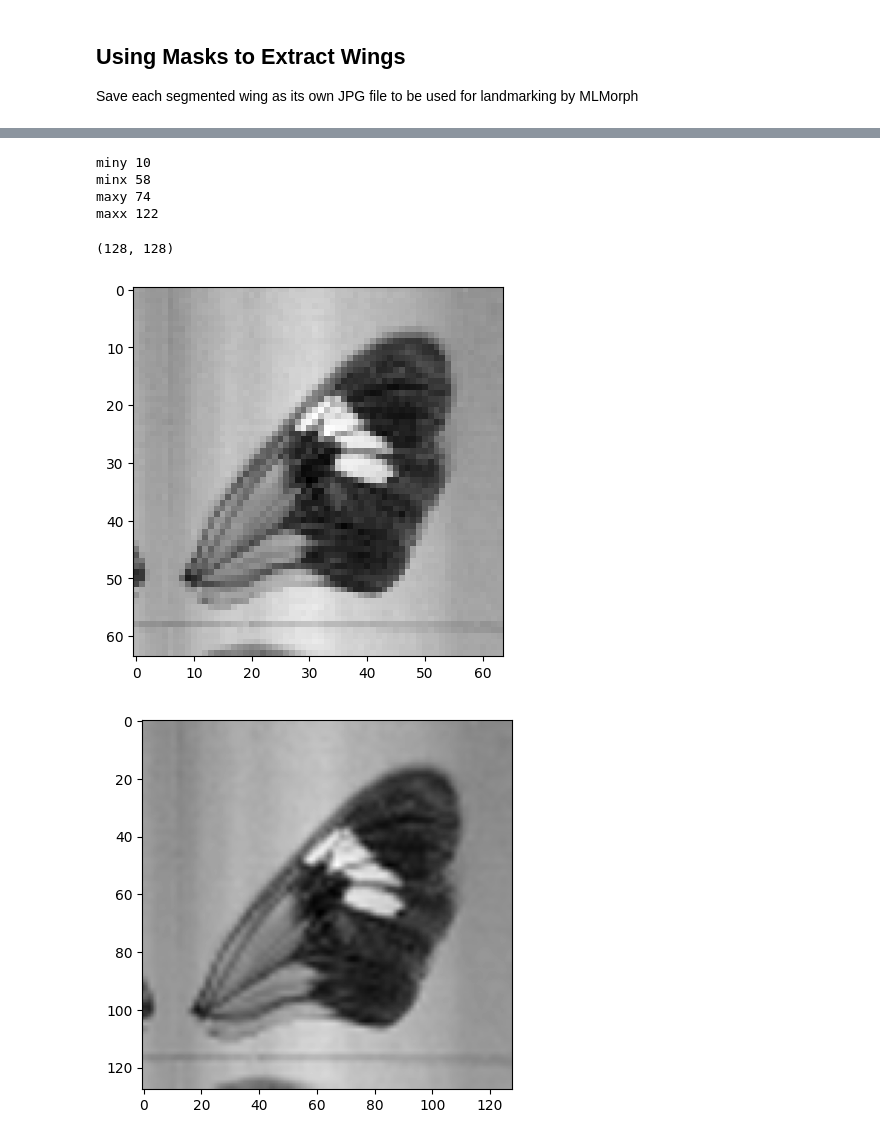
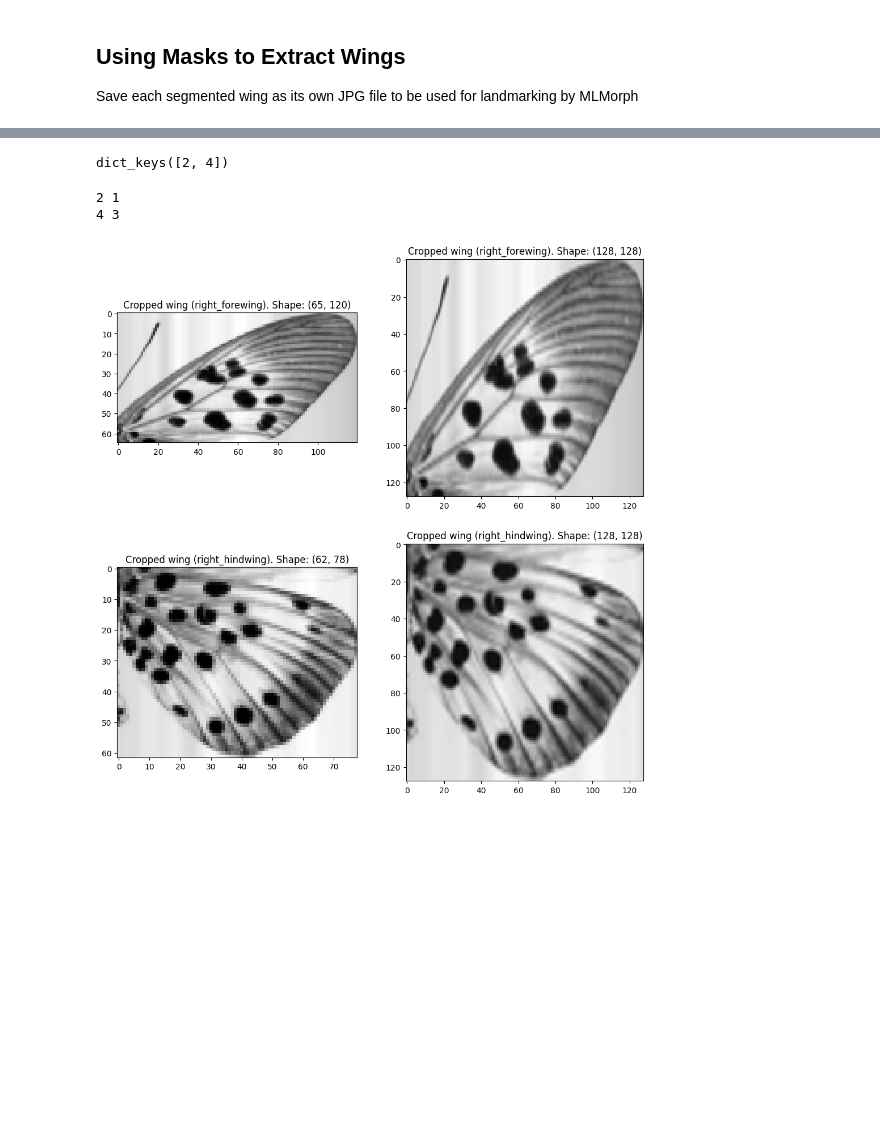
Before and after one commit to trenchproject/wing-segmentation, a Jupyter notebook: multiclass_unet_wing_segmentation.ipynb, the cells around one changed output, grey strips where cells are left out. Cells and saved outputs as stored; diff of their text form; code cells hidden in the pictures; blank space fills up the shorter version.

```diff
--- a/multiclass_unet_wing_segmentation.ipynb
+++ b/multiclass_unet_wing_segmentation.ipynb
@@ -356,33 +393,0 @@ plt.show()
-# %%
-y_coords = []
-x_coords = []
-for y in range(0, mask.shape[0]):
-  for x in range(0, mask.shape[1]):
-    if mask[y,x]==1:
-      x_coords.append(x)
-      y_coords.append(y)
-
-x_coords.sort()
-y_coords.sort()
-
-#get boundaries with some extra room
-miny = y_coords[0] - 10
-maxy = y_coords[-1] + 10
-minx = x_coords[0] - 10
-maxx= x_coords[-1] + 10
-
-
-print("miny", miny)
-print("minx", minx)
-
-print("maxy", maxy)
-print("maxx", maxx)
-# %% [output]
-miny 10
-minx 58
-maxy 74
-maxx 122
-# %%
-img.shape
-# %% [output]
-(128, 128)
@@ -392,8 +394,25 @@ cropped_result_resized = cv2.resize(cropped_result, (128,128), interpolation=cv2
-# %%
-plt.imshow(cropped_result, cmap='gray');
-# %% [output]
-[figure, removed]
-# %%
-plt.imshow(cropped_result_resized, cmap='gray');
-# %% [output]
-[figure, removed]
+# %%
+cropped_wings.keys()
+# %% [output]
+dict_keys([2, 4])
+# %%
+plt.figure(figsize=(12, 25))
+
+i = 1
+for wing in cropped_wings.keys():
+  print(wing, i)
+  subplot_idx = 420 + i
+  plt.subplot(subplot_idx)
+  plt.title(f'Cropped wing ({classes[wing]}). Shape: {cropped_wings[wing].shape}')
+  plt.imshow(cropped_wings[wing], cmap='gray');
+  i += 1
+
+  subplot_idx_resized = 420 + i
+  plt.subplot(subplot_idx_resized)
+  plt.title(f'Cropped wing ({classes[wing]}). Shape: {cropped_wings_resized[wing].shape}')
+  plt.imshow(cropped_wings_resized[wing], cmap='gray');
+  i += 1
+# %% [output]
+2 1
+4 3
+[figure, added]
```
Also changed, not shown: parts of 5 cells of this notebook.
